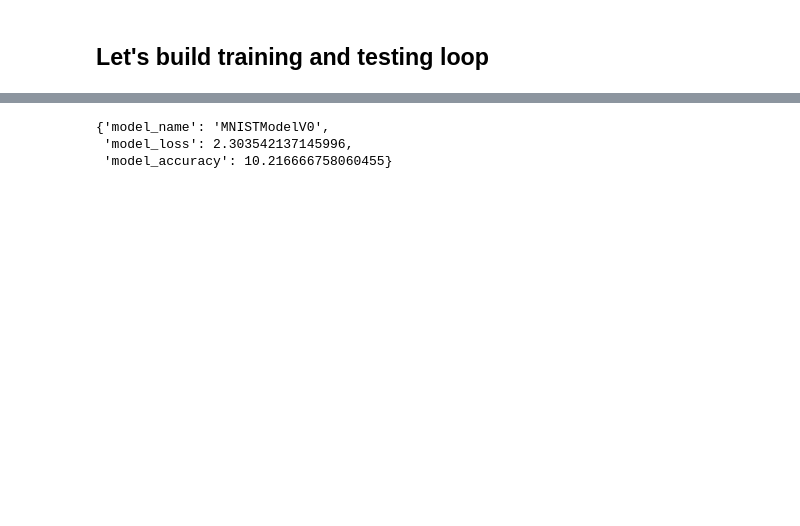
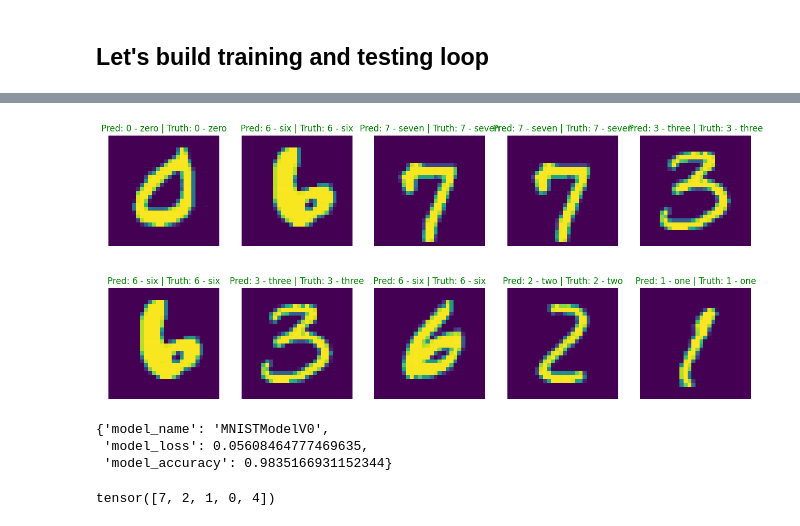
Before and after one commit to MuhammadAbuBakarQureshi/Machine-Learning, a Jupyter notebook: PyTorch/09-PyTorch-Computer-Vision-MNIST.ipynb, the cells around one changed output, grey strips where cells are left out. Cells and saved outputs as stored; diff of their text form; code cells hidden in the pictures; blank space fills up the shorter version.

```diff
--- a/PyTorch/09-PyTorch-Computer-Vision-MNIST.ipynb
+++ b/PyTorch/09-PyTorch-Computer-Vision-MNIST.ipynb
@@ -223,7 +227,7 @@ class MNISTModelV0(nn.Module):
                       out_features=output_shape)
         )
 
-    def forward(self, x:torch.tensor) -> torch.tensor:
+    def forward(self, x: torch.tensor) -> torch.tensor:
 
         x = self.block_1(x)
         x = self.block_2(x)
@@ -232,7 +236,7 @@ class MNISTModelV0(nn.Module):
         return x
 
 model_0 = MNISTModelV0(input_shape=1,
-                       hidden_units=10,
+                       hidden_units=32,
                        output_shape=10).to(device)
 
 model_0, next(model_0.parameters()).device
@@ -453,7 +464,22 @@ def eval_model(model: nn.Module,
     }
-# %%
-eval_model(model_0, test_dataloader, loss_fn, device)
-# %% [output]
-{'model_name': 'MNISTModelV0',
- 'model_loss': 2.303542137145996,
- 'model_accuracy': 10.216666758060455}
+# %%
+def make_predictions(model: nn.Module,
+                     test_sample,
+                     device: torch.device = device):
+
+    preds = []
+    model.to(device)
+
+    model.eval()
+
+    with torch.inference_mode():
+
+        for sample in test_sample:
+
+            sample = sample.to(device)
+
+            logits = model(sample.unsqueeze(dim=1))
+            pred = torch.softmax(logits, dim=1).argmax(dim=1)
+            preds.append(pred.cpu())
+
+    return preds
@@ -459,0 +553,16 @@ eval_model(model_0, test_dataloader, loss_fn, device)
+# %%
+plot_predictions(model=model_0, samples=10)
+# %% [output]
+[figure, added]
+# %%
+model_0_results = eval_model(model_0, test_dataloader, loss_fn, device)
+model_0_results
+# %% [output]
+{'model_name': 'MNISTModelV0',
+ 'model_loss': 0.05608464777469635,
+ 'model_accuracy': 0.9835166931152344}
+# %%
+y_pred = torch.concat(make_predictions_on_dataloader(model=model_0, dataloader=test_dataloader, device=device))
+y_pred[:5]
+# %% [output]
+tensor([7, 2, 1, 0, 4])
```
Also changed, not shown: parts of 30 cells of this notebook.
